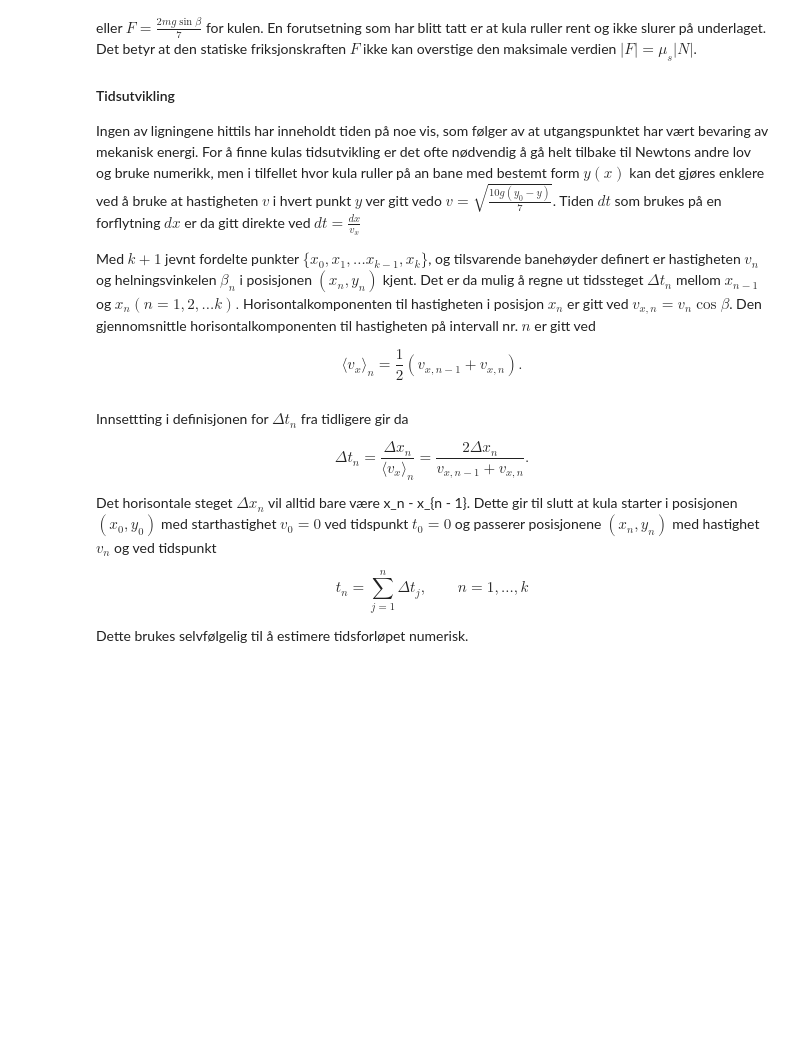
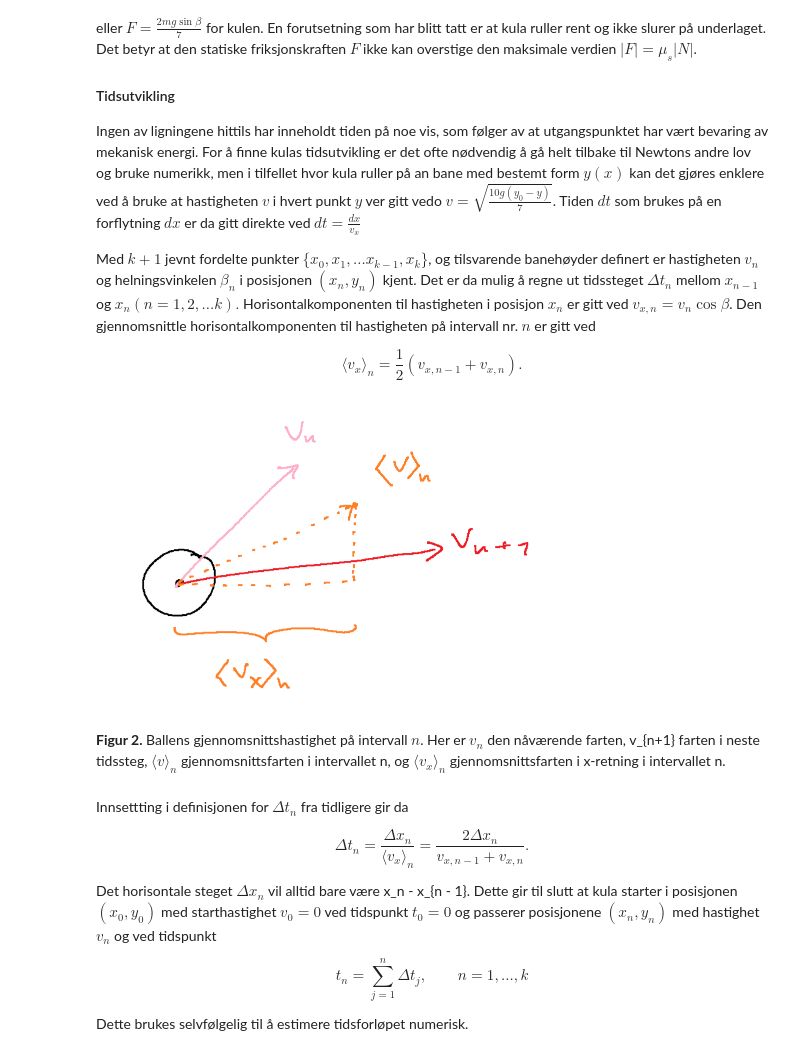
Before and after one commit to angrycompany16/Fysikk-lab, a Jupyter notebook: project.ipynb, the cells around one changed output. Drawn from its saved outputs; the diff is of its cells as text; code cells hidden in the pictures; blank space fills up the shorter version.

Commit message:
added figure

```diff
--- a/project.ipynb
+++ b/project.ipynb
@@ -85,7 +85,11 @@ Med $k + 1$ jevnt fordelte punkter $\{x_0, x_1, ... x_{k - 1}, x_k\}$, og tilsva
 
 $$ \langle v_x\rangle _n = \frac{1}{2}(v_{x,n - 1} + v_{x,n}) .$$
 # %%
-# Figur hastighet
+display.Image("./images/ballhastighet.png", width=500)
+# %% [output]
+[figure, added]
+# %% [markdown]
+<b>Figur 2.</b>  Ballens gjennomsnittshastighet på intervall $n$. Her er $v_n$ den nåværende farten, v_{n+1} farten i neste tidssteg, $\langle v \rangle _n$ gjennomsnittsfarten i intervallet n, og $\langle v_x \rangle _n$ gjennomsnittsfarten i x-retning i intervallet n.
 # %% [markdown]
 
 Innsettting i definisjonen for $\Delta t_n$ fra tidligere gir da
```
Also changed, not shown: 3 other files.
